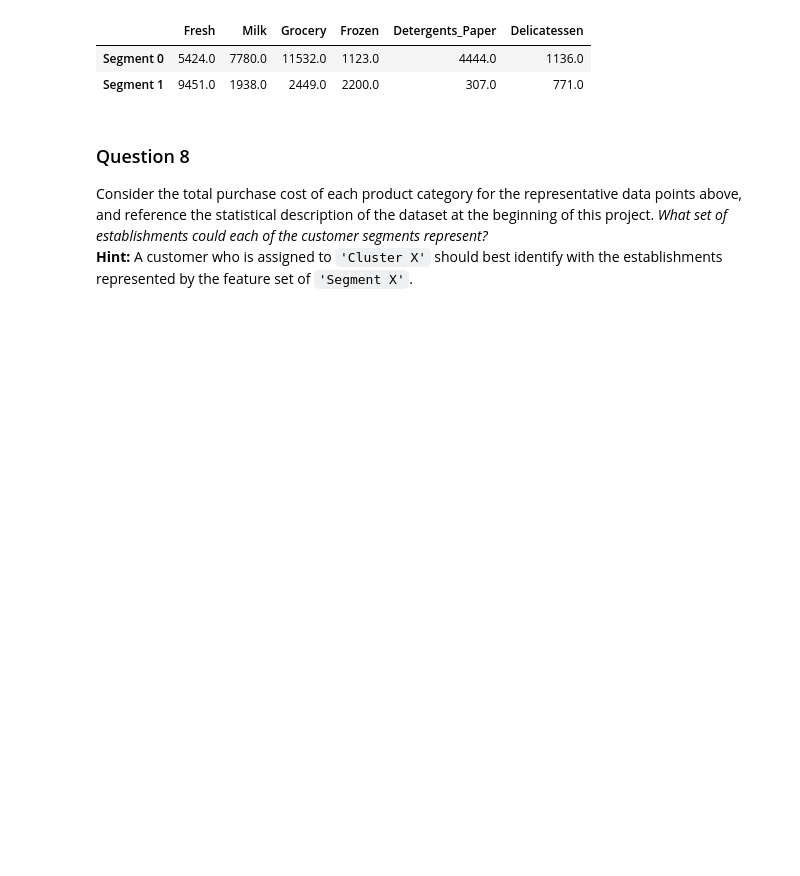
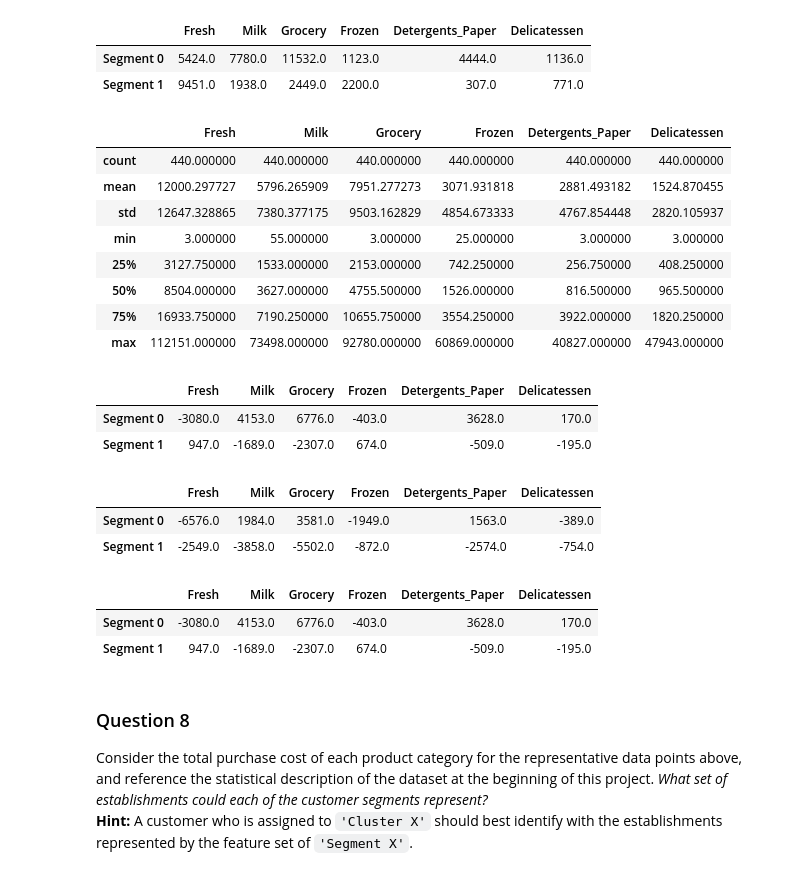
Before and after one commit to govindap/machine-learning, a Jupyter notebook: projects/customer_segments/customer_segments.ipynb, the cells around one changed output. Drawn from its saved outputs; the diff is of its cells as text; code cells hidden in the pictures; blank space fills up the shorter version.

```diff
--- a/projects/customer_segments/customer_segments.ipynb
+++ b/projects/customer_segments/customer_segments.ipynb
@@ -489,6 +508,30 @@ display(true_centers)
 |  | Fresh | Milk | Grocery | Frozen | Detergents_Paper | Delicatessen |
 | Segment 0 | 5424.0 | 7780.0 | 11532.0 | 1123.0 | 4444.0 | 1136.0 |
 | Segment 1 | 9451.0 | 1938.0 | 2449.0 | 2200.0 | 307.0 | 771.0 |
+# %%
+display(data.describe())
+display(true_centers - np.round(data.quantile(.5)))
+display(true_centers - np.round(data.mean()))
+display(true_centers - np.round(data.median()))
+# %% [output]
+|  | Fresh | Milk | Grocery | Frozen | Detergents_Paper | Delicatessen |
+| count | 440.000000 | 440.000000 | 440.000000 | 440.000000 | 440.000000 | 440.000000 |
+| mean | 12000.297727 | 5796.265909 | 7951.277273 | 3071.931818 | 2881.493182 | 1524.870455 |
+| std | 12647.328865 | 7380.377175 | 9503.162829 | 4854.673333 | 4767.854448 | 2820.105937 |
+| min | 3.000000 | 55.000000 | 3.000000 | 25.000000 | 3.000000 | 3.000000 |
+| 25% | 3127.750000 | 1533.000000 | 2153.000000 | 742.250000 | 256.750000 | 408.250000 |
+| 50% | 8504.000000 | 3627.000000 | 4755.500000 | 1526.000000 | 816.500000 | 965.500000 |
+| 75% | 16933.750000 | 7190.250000 | 10655.750000 | 3554.250000 | 3922.000000 | 1820.250000 |
+| max | 112151.000000 | 73498.000000 | 92780.000000 | 60869.000000 | 40827.000000 | 47943.000000 |
+|  | Fresh | Milk | Grocery | Frozen | Detergents_Paper | Delicatessen |
+| Segment 0 | -3080.0 | 4153.0 | 6776.0 | -403.0 | 3628.0 | 170.0 |
+| Segment 1 | 947.0 | -1689.0 | -2307.0 | 674.0 | -509.0 | -195.0 |
+|  | Fresh | Milk | Grocery | Frozen | Detergents_Paper | Delicatessen |
+| Segment 0 | -6576.0 | 1984.0 | 3581.0 | -1949.0 | 1563.0 | -389.0 |
+| Segment 1 | -2549.0 | -3858.0 | -5502.0 | -872.0 | -2574.0 | -754.0 |
+|  | Fresh | Milk | Grocery | Frozen | Detergents_Paper | Delicatessen |
+| Segment 0 | -3080.0 | 4153.0 | 6776.0 | -403.0 | 3628.0 | 170.0 |
+| Segment 1 | 947.0 | -1689.0 | -2307.0 | 674.0 | -509.0 | -195.0 |
 # %% [markdown]
 ### Question 8
 Consider the total purchase cost of each product category for the representative data points above, and reference the statistical description of the dataset at the beginning of this project. *What set of establishments could each of the customer segments represent?*
```
Also changed, not shown: parts of 6 cells of this notebook, 1 other file.
